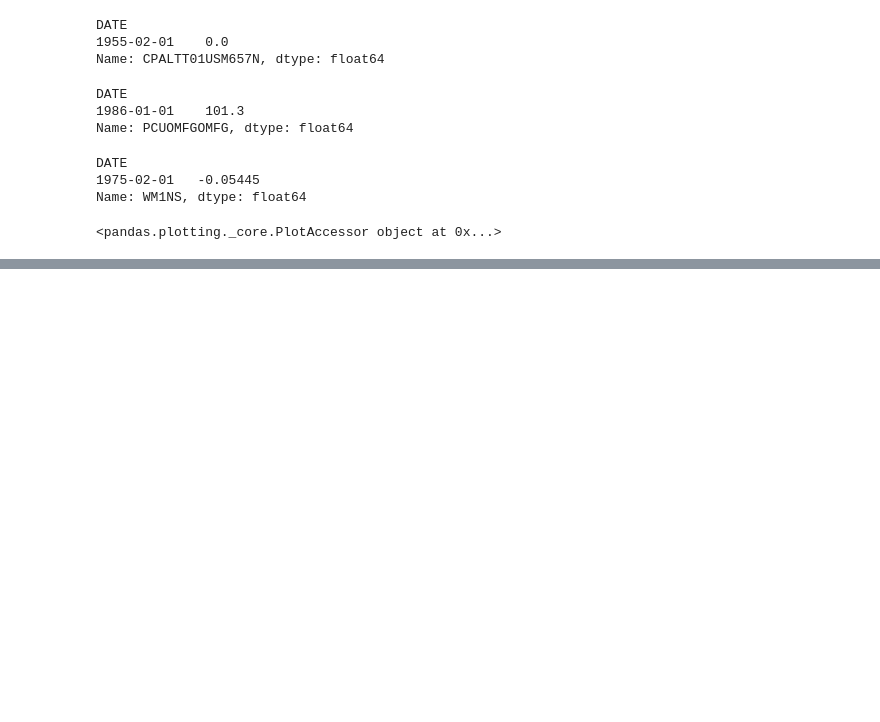
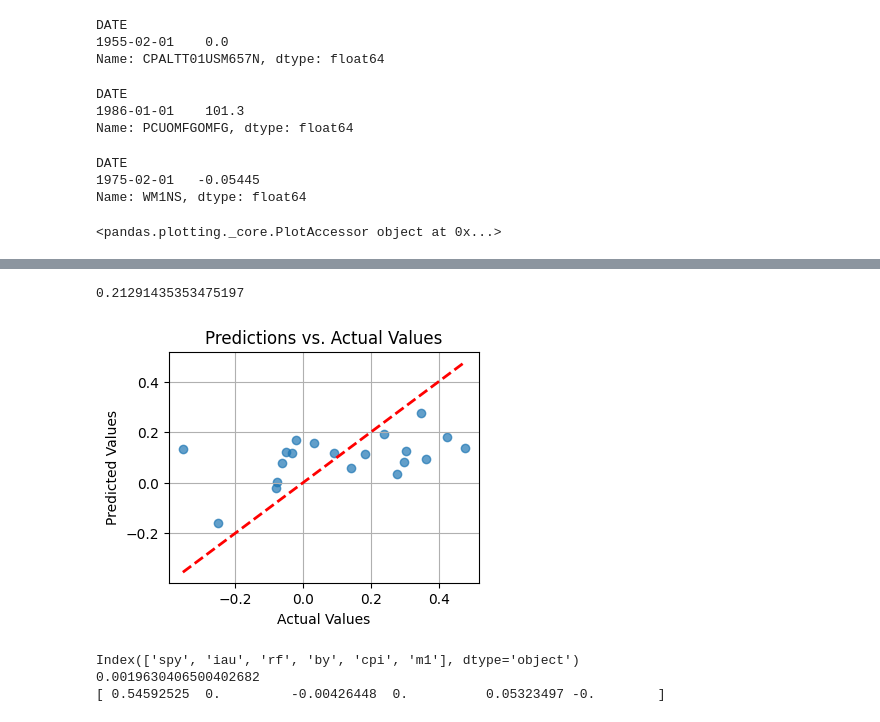
Before and after one commit to joeHollander/Quant_Finance, a Jupyter notebook: Crypto/BTCfactors.ipynb, the cells around one changed output, grey strips where cells are left out. Cells and saved outputs as stored; diff of their text form; code cells hidden in the pictures; blank space fills up the shorter version.

```diff
--- a/Crypto/BTCfactors.ipynb
+++ b/Crypto/BTCfactors.ipynb
@@ -104,0 +170,34 @@ from sk.linear_model import Ridge
+# %%
+def plot_pred(y_test, y_pred, figsize=(8, 6)):
+    plt.figure(figsize=figsize)
+    plt.scatter(test["btc"], y_pred, alpha=0.7)
+    plt.plot([y_test.min(), y_test.max()], [y_test.min(), y_test.max()], 'r--', lw=2)  # Diagonal line
+    plt.xlabel('Actual Values')
+    plt.ylabel('Predicted Values')
+    plt.title('Predictions vs. Actual Values')
+    plt.grid(True)
+    plt.show()
+# %%
+# testing ridge regression
+print(ridgeBest.score(test[factors], test["btc"]))
+plot_pred(test["btc"], ridgeBest.predict(test[factors]), figsize=(4,3))
+# %% [output]
+0.21291435353475197
+[figure, added]
+# %%
+# applying elastic net
+from sklearn.linear_model import ElasticNet
+
+elasticNet = ElasticNet()
+
+clf = GridSearchCV(elasticNet, tuned_parameters, cv=5, refit=True)
+clf.fit(train[factors], train["btc"])
+netBest = clf.best_estimator_
+
+print(factors)
+print(netBest.alpha)
+print(netBest.coef_)
+# %% [output]
+Index(['spy', 'iau', 'rf', 'by', 'cpi', 'm1'], dtype='object')
+0.0019630406500402682
+[ 0.54592525  0.         -0.00426448  0.          0.05323497 -0.        ]
```
Also changed, not shown: parts of 8 cells of this notebook.
